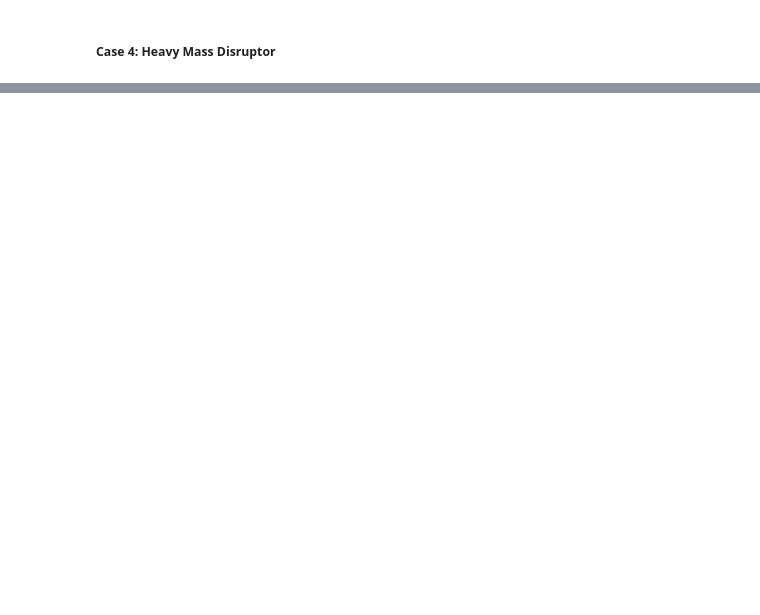
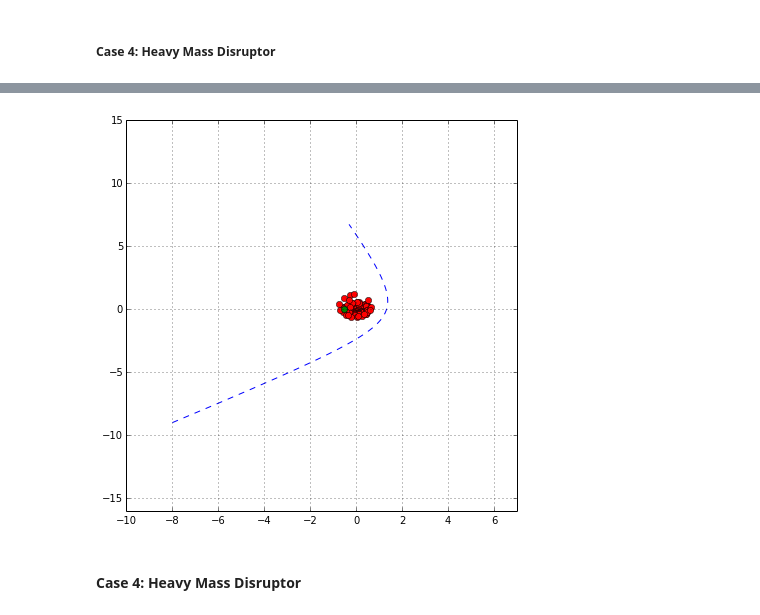
Before and after one commit to mkourjan/GalaxyProject, a Jupyter notebook: ToomreExamples.ipynb, the cells around one changed output, grey strips where cells are left out. Drawn from its saved outputs; the diff is of its cells as text; code cells hidden in the pictures; blank space fills up the shorter version.

```diff
--- a/ToomreExamples.ipynb
+++ b/ToomreExamples.ipynb
@@ -118,0 +179,10 @@ d = interact(Toomre.Make_Plots,results = fixed(results_4), t = (0.,20.1), dt = f
+# %%
+results_C = Toomre.Make_Master_Array(Case = 3,Rx0 = -8, Ry0 = -9,
+                         Initial_velocity_X = 0.85,Initial_velocity_Y = 0.65,
+                         t = 20., M=330., S=82.5, dt = 0.0075)
+# %%
+C = interact(Toomre.Make_Plots_Green_Star,results = fixed(results_C), t = (0.,20.1), dt = fixed(0.0075), GreenStar=(1,120))
+# %% [output]
+[figure, added]
+# %% [markdown]
+#### Case 4: Heavy Mass Disruptor
```
Also changed, not shown: parts of 15 cells of this notebook, 3 other files.
